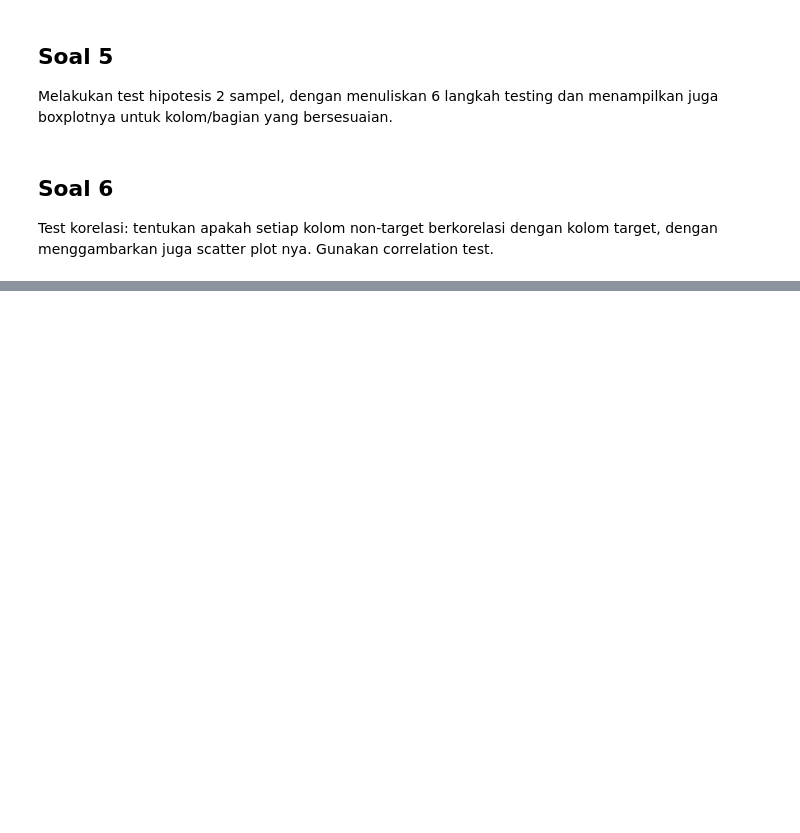
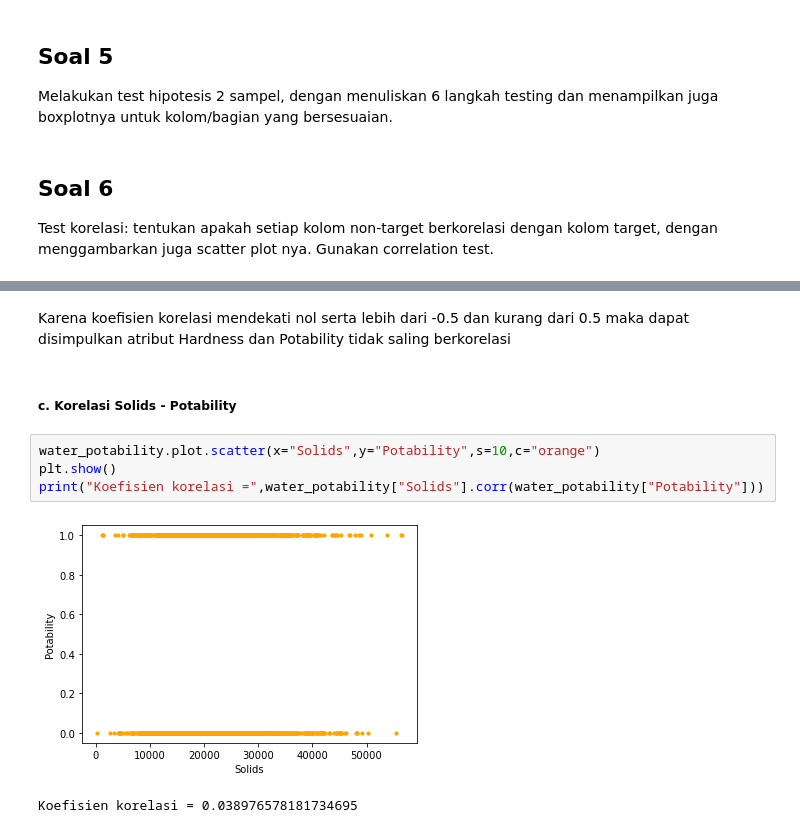
Before and after one commit to HanselTanoto/Tubes-Probstat, a Jupyter notebook: K01-T1-IF2220-13520022.ipynb, the cells around one changed output, grey strips where cells are left out. Cells and saved outputs as stored; diff of their text form; blank space fills up the shorter version.

```diff
--- a/K01-T1-IF2220-13520022.ipynb
+++ b/K01-T1-IF2220-13520022.ipynb
@@ -364,0 +387,11 @@ Test korelasi: tentukan apakah setiap kolom non-target berkorelasi dengan kolom
+# %% [markdown]
+Karena koefisien korelasi mendekati nol serta lebih dari -0.5 dan kurang dari 0.5 maka dapat disimpulkan atribut Hardness dan Potability tidak saling berkorelasi
+# %% [markdown]
+##### c. Korelasi Solids - Potability
+# %%
+water_potability.plot.scatter(x="Solids",y="Potability",s=10,c="orange")
+plt.show()
+print("Koefisien korelasi =",water_potability["Solids"].corr(water_potability["Potability"]))
+# %% [output]
+[figure, added]
+Koefisien korelasi = 0.038976578181734695
```
Also changed, not shown: parts of 25 cells of this notebook.
